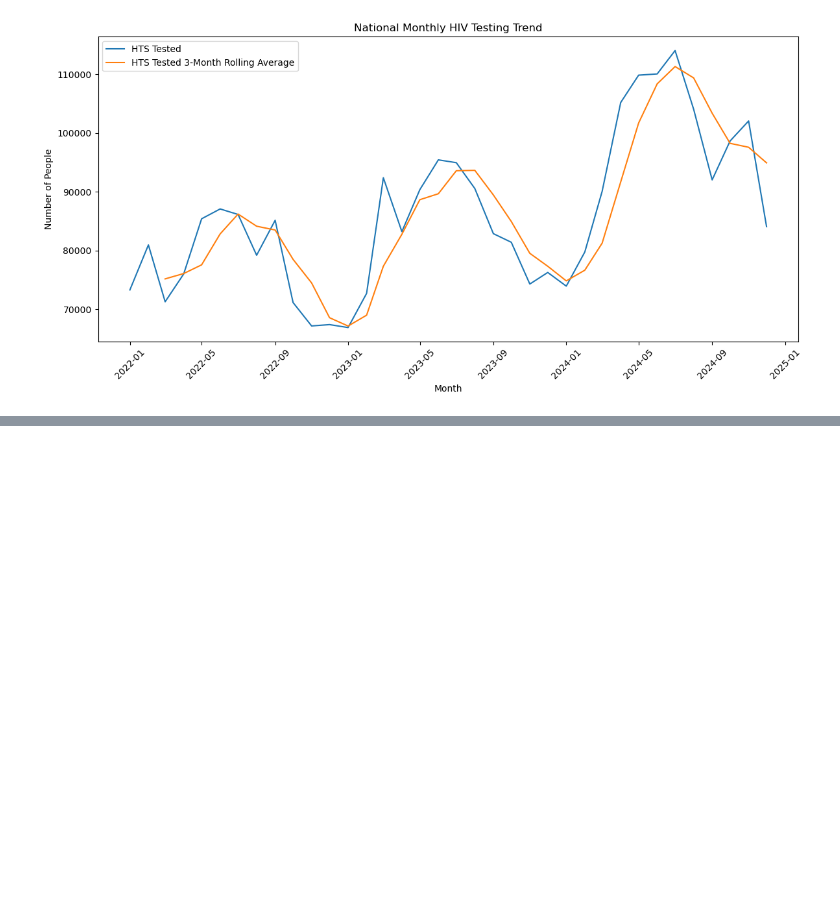
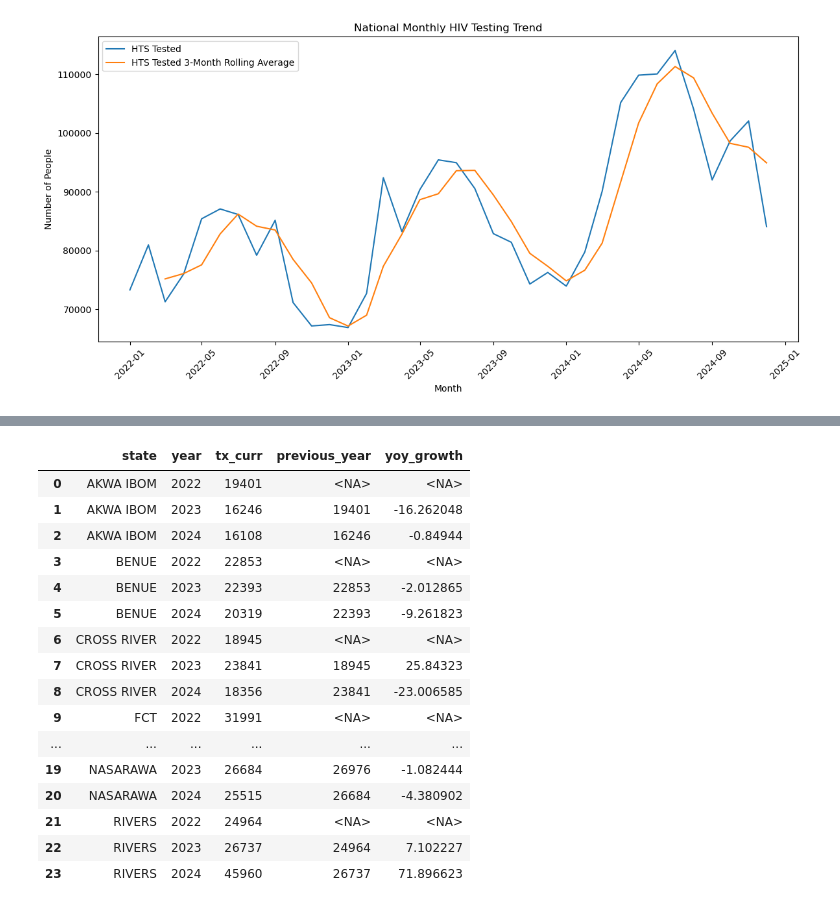
Before and after one commit to AlozieCollins/Intern-dataset-work, a Jupyter notebook: work.ipynb, the cells around one changed output, grey strips where cells are left out. Saved outputs shown, nothing was run; the diff lists cells and outputs as text; code cells hidden in the pictures; blank space fills up the shorter version.

```diff
--- a/work.ipynb
+++ b/work.ipynb
@@ -1617,0 +1647,2 @@ plt.show()
+# %%
+df["year"] = df["report_month"].dt.year
@@ -1617,0 +1658,8 @@ plt.show()
+# %%
+december = df[df["report_month"].dt.month == 12]
+# %%
+tx_curr_yearly= (
+    december.groupby(["state", "year"])
+    ["tx_curr"].sum().reset_index()
+    )
+tx_curr_yearly
@@ -1617,0 +1684,28 @@ plt.show()
+# %%
+tx_curr_yearly["previous_year"] = (
+    tx_curr_yearly.groupby("state")["tx_curr"].shift(1)
+)
+# %%
+tx_curr_yearly["yoy_growth"] = (
+    (tx_curr_yearly["tx_curr"] - tx_curr_yearly["previous_year"])
+    / tx_curr_yearly["previous_year"]
+) * 100
+tx_curr_yearly
+# %% [output]
+|  | state | year | tx_curr | previous_year | yoy_growth |
+| 0 | AKWA IBOM | 2022 | 19401 | <NA> | <NA> |
+| 1 | AKWA IBOM | 2023 | 16246 | 19401 | -16.262048 |
+| 2 | AKWA IBOM | 2024 | 16108 | 16246 | -0.84944 |
+| 3 | BENUE | 2022 | 22853 | <NA> | <NA> |
+| 4 | BENUE | 2023 | 22393 | 22853 | -2.012865 |
+| 5 | BENUE | 2024 | 20319 | 22393 | -9.261823 |
+| 6 | CROSS RIVER | 2022 | 18945 | <NA> | <NA> |
+| 7 | CROSS RIVER | 2023 | 23841 | 18945 | 25.84323 |
+| 8 | CROSS RIVER | 2024 | 18356 | 23841 | -23.006585 |
+| 9 | FCT | 2022 | 31991 | <NA> | <NA> |
+| ... | ... | ... | ... | ... | ... |
+| 19 | NASARAWA | 2023 | 26684 | 26976 | -1.082444 |
+| 20 | NASARAWA | 2024 | 25515 | 26684 | -4.380902 |
+| 21 | RIVERS | 2022 | 24964 | <NA> | <NA> |
+| 22 | RIVERS | 2023 | 26737 | 24964 | 7.102227 |
+| 23 | RIVERS | 2024 | 45960 | 26737 | 71.896623 |
```
Also changed, not shown: parts of 15 cells of this notebook.
